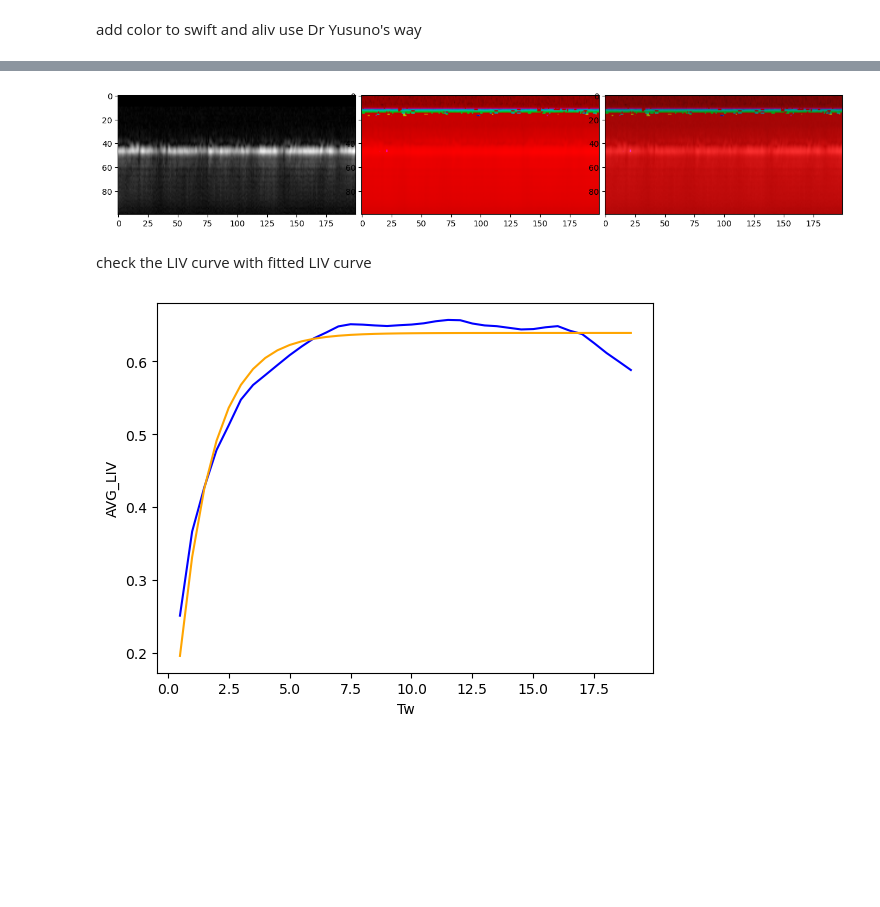
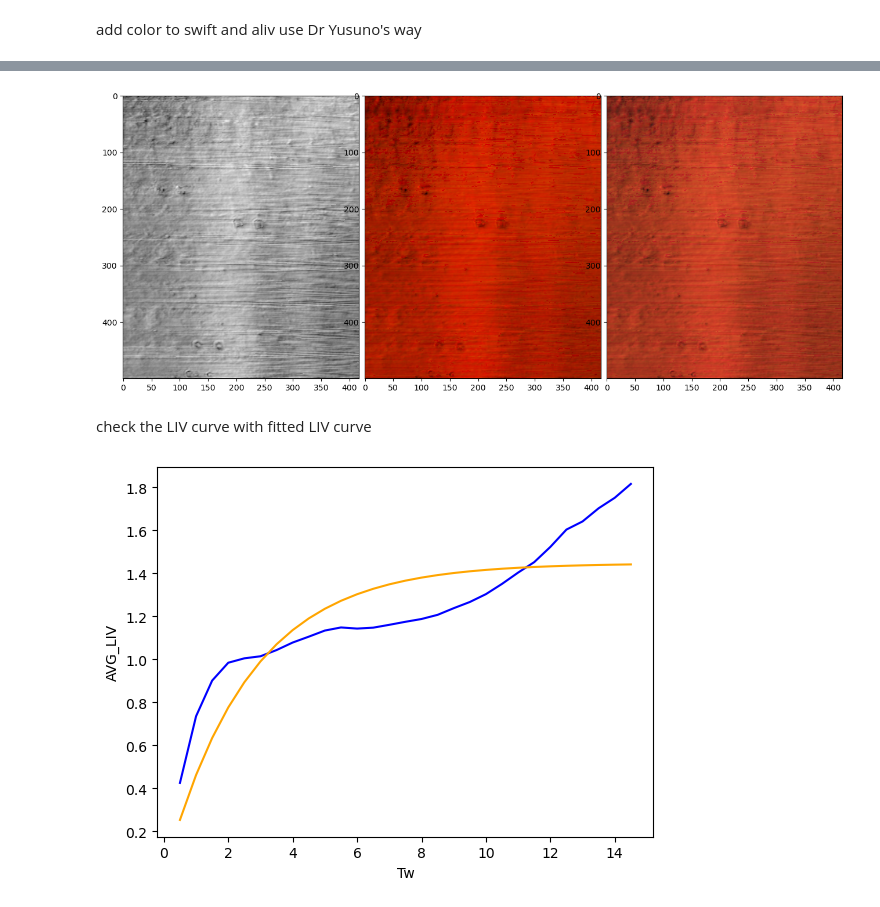
Before and after one commit to unrealxiao/dynamicOCT, a Jupyter notebook: YusunoDOCT.ipynb, the cells around one changed output, grey strips where cells are left out. Drawn from its saved outputs; the diff is of its cells as text; code cells hidden in the pictures; blank space fills up the shorter version.

Commit message:
change color scale to 0.33 from 1

```diff
--- a/YusunoDOCT.ipynb
+++ b/YusunoDOCT.ipynb
@@ -40,4 +56,6 @@ plt.imshow(volume[1, :, :], cmap="gray")
 # %%
 image_list = os.listdir(data_path)#list all images address in data_path
-fourD_image_volume_complete = utils.load_nested_data_pickle(data_path, len(image_list))#load all image volume and combine them in one 4D np array
-fourD_image = fourD_image_volume_complete[:, 40:50, :, 100:300]
+fourD_image_volume_complete = utils.load_nested_data_pickle(data_path, 30, 450, 500)#load all image volume and combine them in one 4D np array
+# %%
+fourD_image = fourD_image_volume_complete[:, :, 8:10, :]
+plt.imshow(fourD_image[4, :, 1, :], cmap="gray")
@@ -216,11 +238,11 @@ np.float64(1.5587013863314556)
 # %% [markdown]
 add color to swift and alive in my way
 # %%
-slice_index = 8
-swift_slice = swift[slice_index, :, :]
-swift_slice[swift_slice > np.percentile(swift_slice, 97)] = np.median(swift_slice)
+slice_index = 1
+swift_slice = swift[:, slice_index, :]
+swift_slice[swift_slice > np.percentile(swift_slice, 95)] = 0
 swift_normalized = cv2.normalize(swift_slice, None, 0, 255, cv2.NORM_MINMAX).astype(np.float64)
-fourD_normalized = cv2.normalize(fourD_image[10, slice_index, :, :], None, 0, 255, cv2.NORM_MINMAX).astype(np.float64)
+fourD_normalized = cv2.normalize(fourD_image[10, :, slice_index, :], None, 0, 255, cv2.NORM_MINMAX).astype(np.float64)
 
 plt.figure(figsize=(16, 8))
 gs1 = gridspec.GridSpec(1, 3)
@@ -247,9 +273,9 @@ add color to swift and aliv use Dr Yusuno's way
 # %%
 octRange = (np.min(oct_db), np.max(oct_db))
 alivRange = (0, 10)
-swiftRange = (0, 10)
-# mod_swift = np.copy(swift)
-# mod_swift[mod_swift > np.percentile(mod_swift, 10)] = np.median(mod_swift)
-aliv_rgb = utils.generate_RgbImage(doct = aliv, dbInt = oct_db, doctRange = alivRange, octRange = octRange, scale=1)
-swift_rgb = utils.generate_RgbImage(doct = swift, dbInt = oct_db, doctRange = swiftRange, octRange = octRange, scale=1)
+swiftRange = (0, 3)
+mod_swift = np.copy(swift)
+mod_swift[mod_swift > np.percentile(mod_swift, 99)] = 0
+aliv_rgb = utils.generate_RgbImage(doct = aliv, dbInt = oct_db, doctRange = alivRange, octRange = octRange, scale=0.33)
+swift_rgb = utils.generate_RgbImage(doct = mod_swift, dbInt = oct_db, doctRange = swiftRange, octRange = octRange, scale=0.33)
 # %%
@@ -259,29 +285,29 @@ np.float64(1.0)
 # %%
-swift_rgb_slice = swift_rgb[slice_index, :, :]
+swift_rgb_slice = swift_rgb[:, slice_index, :]
 plt.figure(figsize=(16, 8))
 gs1 = gridspec.GridSpec(1, 3)
 gs1.update(wspace = 0.025, hspace = 0.05)
 
 ax1 = plt.subplot(gs1[0])
 plt.axis('on')
 ax1.imshow(fourD_normalized, cmap="gray")
 ax1.set_aspect('equal')
 ax2 = plt.subplot(gs1[1])
 plt.axis('on')
 ax2.imshow(swift_rgb_slice)
 ax2.set_aspect('equal')
 ax3 = plt.subplot(gs1[2])
 plt.axis('on')
 ax3.imshow(fourD_normalized, cmap="gray", alpha=0.9)
 ax3.imshow(swift_rgb_slice, alpha=0.8)
 ax1.set_aspect('equal')
 plt.show()
 # %% [output]
-[figure, old version]
+[figure, new version]
 # %% [markdown]
 check the LIV curve with fitted LIV curve
 # %%
-cord = [100, 0, 30]#coordinate
+cord = [50, 0, 50]#coordinate
 time = possibleMtw
 mag = aliv[cord[0], cord[1], cord[2]]
 tau = 1 / swift[cord[0], cord[1], cord[2]]
@@ -292,4 +318,4 @@ plt.xlabel("Tw")
 plt.ylabel("AVG_LIV")
 plt.show()
 # %% [output]
-[figure, old version]
+[figure, new version]
```
Also changed, not shown: parts of 9 cells of this notebook.
